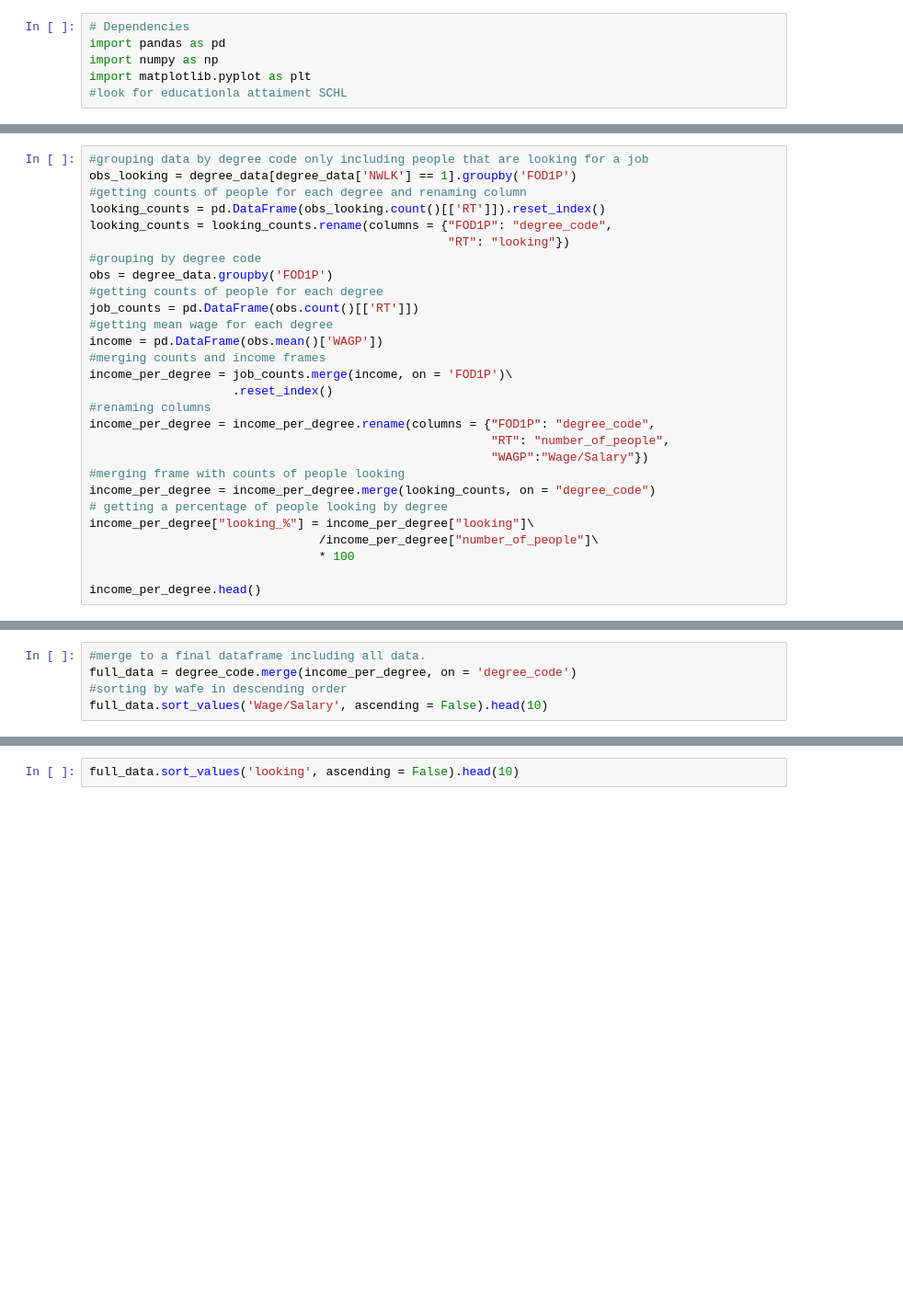
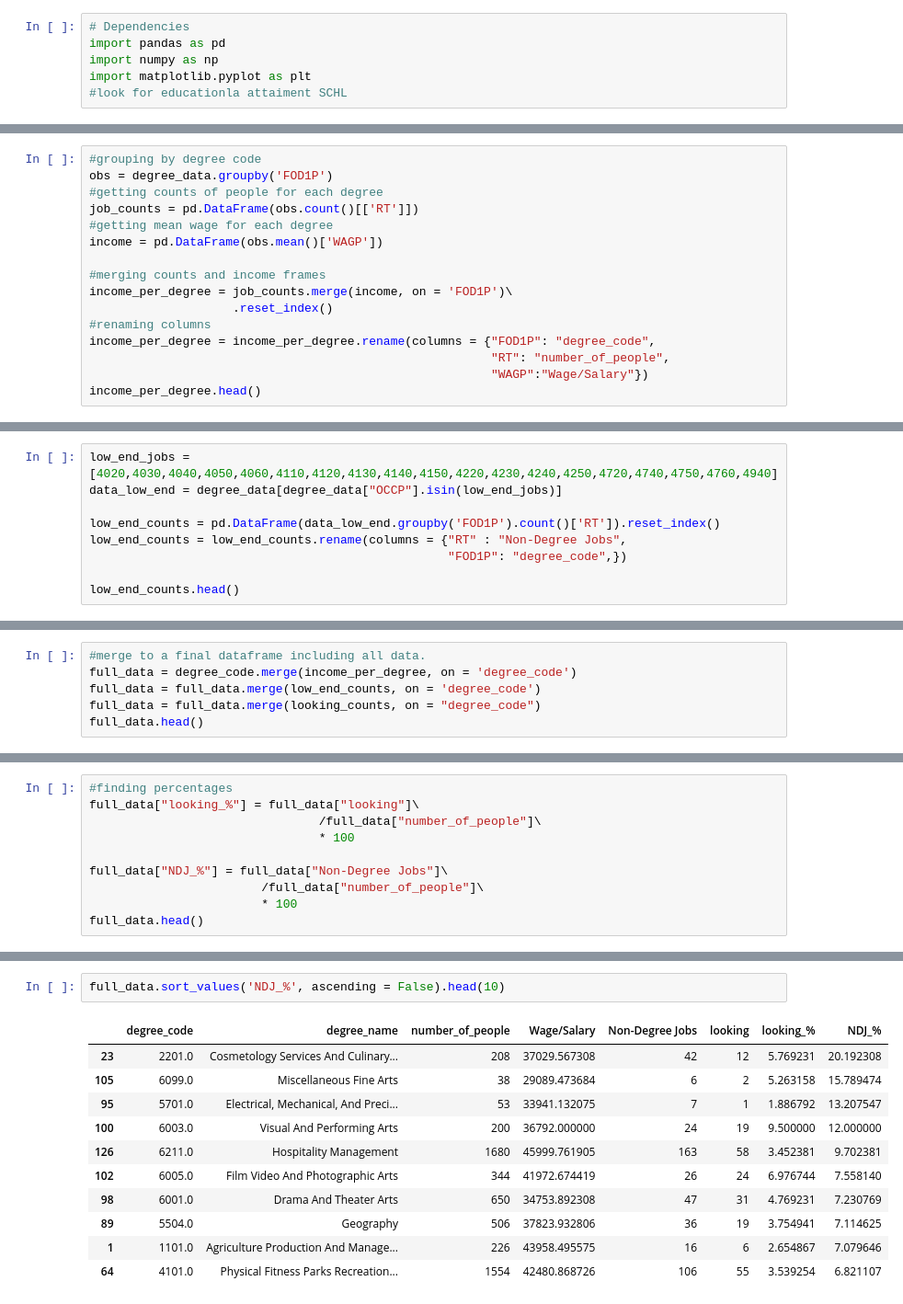
Before and after one commit to Tobi2011/Project-1-Repo, a Jupyter notebook: Data_Code/FloridaDegrees.ipynb, the cells around one changed output, grey strips where cells are left out. Shown at 92% size. Cells and saved outputs as stored; diff of their text form; blank space fills up the shorter version.

```diff
--- a/Data_Code/FloridaDegrees.ipynb
+++ b/Data_Code/FloridaDegrees.ipynb
@@ -21,16 +36,11 @@ degree_code.head()
 # %%
-#grouping data by degree code only including people that are looking for a job
-obs_looking = degree_data[degree_data['NWLK'] == 1].groupby('FOD1P')
-#getting counts of people for each degree and renaming column
-looking_counts = pd.DataFrame(obs_looking.count()[['RT']]).reset_index()
-looking_counts = looking_counts.rename(columns = {"FOD1P": "degree_code",
-                                                  "RT": "looking"})
 #grouping by degree code
 obs = degree_data.groupby('FOD1P')
 #getting counts of people for each degree
 job_counts = pd.DataFrame(obs.count()[['RT']])
 #getting mean wage for each degree
 income = pd.DataFrame(obs.mean()['WAGP'])
+
 #merging counts and income frames
 income_per_degree = job_counts.merge(income, on = 'FOD1P')\
                     .reset_index()
@@ -38,11 +48,4 @@ income_per_degree = job_counts.merge(income, on = 'FOD1P')\
 income_per_degree = income_per_degree.rename(columns = {"FOD1P": "degree_code",
                                                         "RT": "number_of_people",
                                                         "WAGP":"Wage/Salary"})
-#merging frame with counts of people looking
-income_per_degree = income_per_degree.merge(looking_counts, on = "degree_code")
-# getting a percentage of people looking by degree
-income_per_degree["looking_%"] = income_per_degree["looking"]\
-                                /income_per_degree["number_of_people"]\
-                                * 100
-
 income_per_degree.head()
@@ -48,0 +75,9 @@ income_per_degree.head()
+# %%
+low_end_jobs = [4020,4030,4040,4050,4060,4110,4120,4130,4140,4150,4220,4230,4240,4250,4720,4740,4750,4760,4940]
+data_low_end = degree_data[degree_data["OCCP"].isin(low_end_jobs)]
+
+low_end_counts = pd.DataFrame(data_low_end.groupby('FOD1P').count()['RT']).reset_index()
+low_end_counts = low_end_counts.rename(columns = {"RT" : "Non-Degree Jobs",
+                                                  "FOD1P": "degree_code",})
+
+low_end_counts.head()
@@ -49,5 +111,6 @@ income_per_degree.head()
 # %%
 #merge to a final dataframe including all data.
 full_data = degree_code.merge(income_per_degree, on = 'degree_code')
-#sorting by wafe in descending order
-full_data.sort_values('Wage/Salary', ascending = False).head(10)
+full_data = full_data.merge(low_end_counts, on = 'degree_code')
+full_data = full_data.merge(looking_counts, on = "degree_code")
+full_data.head()
@@ -53,0 +124,10 @@ full_data.sort_values('Wage/Salary', ascending = False).head(10)
+# %%
+#finding percentages
+full_data["looking_%"] = full_data["looking"]\
+                                /full_data["number_of_people"]\
+                                * 100
+
+full_data["NDJ_%"] = full_data["Non-Degree Jobs"]\
+                        /full_data["number_of_people"]\
+                        * 100
+full_data.head()
@@ -54,3 +151,15 @@ full_data.sort_values('Wage/Salary', ascending = False).head(10)
 # %%
-full_data.sort_values('looking', ascending = False).head(10)
+full_data.sort_values('NDJ_%', ascending = False).head(10)
+# %% [output]
+|  | degree_code | degree_name | number_of_people | Wage/Salary | Non-Degree Jobs | looking | looking_% | NDJ_% |
+| 23 | 2201.0 | Cosmetology Services And Culinary... | 208 | 37029.567308 | 42 | 12 | 5.769231 | 20.192308 |
+| 105 | 6099.0 | Miscellaneous Fine Arts | 38 | 29089.473684 | 6 | 2 | 5.263158 | 15.789474 |
+| 95 | 5701.0 | Electrical, Mechanical, And Preci... | 53 | 33941.132075 | 7 | 1 | 1.886792 | 13.207547 |
+| 100 | 6003.0 | Visual And Performing Arts | 200 | 36792.000000 | 24 | 19 | 9.500000 | 12.000000 |
+| 126 | 6211.0 | Hospitality Management | 1680 | 45999.761905 | 163 | 58 | 3.452381 | 9.702381 |
+| 102 | 6005.0 | Film Video And Photographic Arts | 344 | 41972.674419 | 26 | 24 | 6.976744 | 7.558140 |
+| 98 | 6001.0 | Drama And Theater Arts | 650 | 34753.892308 | 47 | 31 | 4.769231 | 7.230769 |
+| 89 | 5504.0 | Geography | 506 | 37823.932806 | 36 | 19 | 3.754941 | 7.114625 |
+| 1 | 1101.0 | Agriculture Production And Manage... | 226 | 43958.495575 | 16 | 6 | 2.654867 | 7.079646 |
+| 64 | 4101.0 | Physical Fitness Parks Recreation... | 1554 | 42480.868726 | 106 | 55 | 3.539254 | 6.821107 |
 # %%
```
Also changed, not shown: parts of 10 cells of this notebook.
